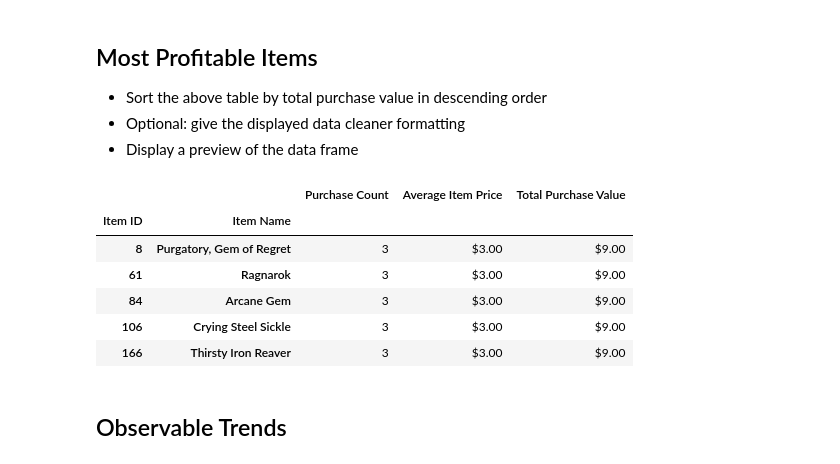
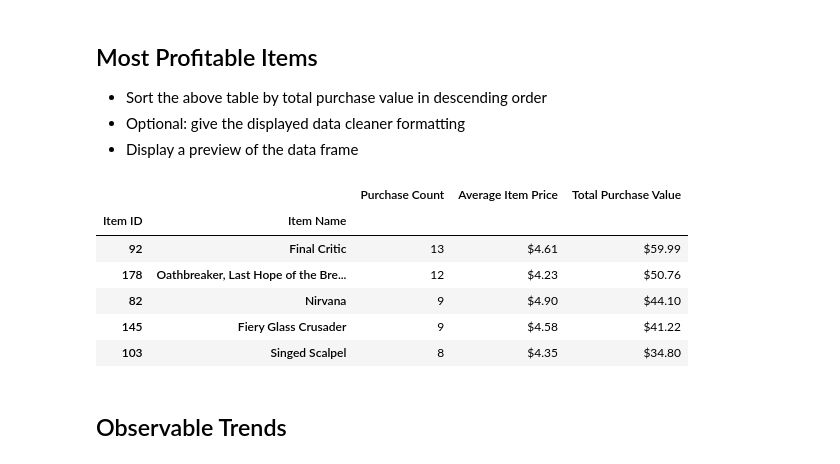
Before and after one commit to corriethomas/Pandas-Challenge, a Jupyter notebook: HeroesOfPymoli/Heroes_Notebook-Copy1.ipynb, the cells around one changed output. Saved outputs shown, nothing was run; the diff lists cells and outputs as text; code cells hidden in the pictures.

Commit message:
actually corrects most profitable

```diff
--- a/HeroesOfPymoli/Heroes_Notebook-Copy1.ipynb
+++ b/HeroesOfPymoli/Heroes_Notebook-Copy1.ipynb
@@ -250,15 +250,24 @@ most_popular_table.head()
 - Display a preview of the data frame
 # %%
 #Reprint the item ID and name data frame, sort by total purchase value in descending order
-most_profitable_df = most_popular_table.sort_values(by="Total Purchase Value", ascending=False)
-most_profitable_df.head()
+most_prof_df = pd.DataFrame({"Purchase Count": pop_purch_count.astype(int),
+                                "Average Item Price": pop_avg_item_price.astype(float),
+                                "Total Purchase Value": pop_tot_purch_val.astype(float)})
+
+#Sort by total purchase value column, descending order
+most_prof_df = most_prof_df.sort_values(by="Total Purchase Value", ascending=False)
+
+#Format columns
+most_prof_df["Average Item Price"] = most_prof_df["Average Item Price"].map("${0:,.2f}".format)
+most_prof_df["Total Purchase Value"] = most_prof_df["Total Purchase Value"].map("${0:,.2f}".format)
+most_prof_df.head()
 # %% [output]
 |  |  | Purchase Count | Average Item Price | Total Purchase Value |
 | Item ID | Item Name |  |  |  |
-| 8 | Purgatory, Gem of Regret | 3 | $3.00 | $9.00 |
-| 61 | Ragnarok | 3 | $3.00 | $9.00 |
-| 84 | Arcane Gem | 3 | $3.00 | $9.00 |
-| 106 | Crying Steel Sickle | 3 | $3.00 | $9.00 |
-| 166 | Thirsty Iron Reaver | 3 | $3.00 | $9.00 |
+| 92 | Final Critic | 13 | $4.61 | $59.99 |
+| 178 | Oathbreaker, Last Hope of the Bre... | 12 | $4.23 | $50.76 |
+| 82 | Nirvana | 9 | $4.90 | $44.10 |
+| 145 | Fiery Glass Crusader | 9 | $4.58 | $41.22 |
+| 103 | Singed Scalpel | 8 | $4.35 | $34.80 |
 # %% [markdown]
 ## Observable Trends
```
Also changed, not shown: parts of 4 cells of this notebook.
